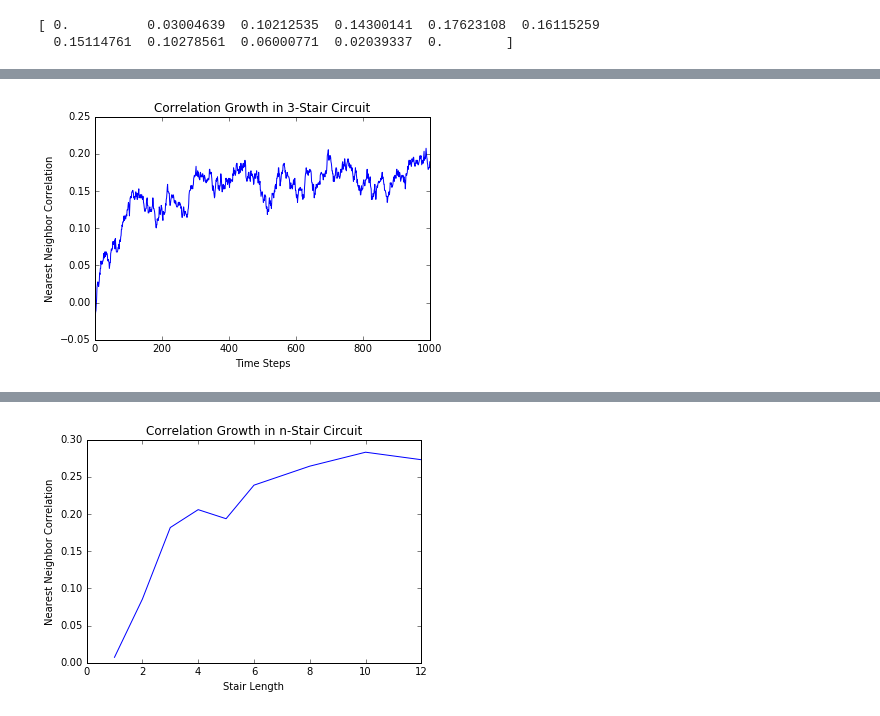
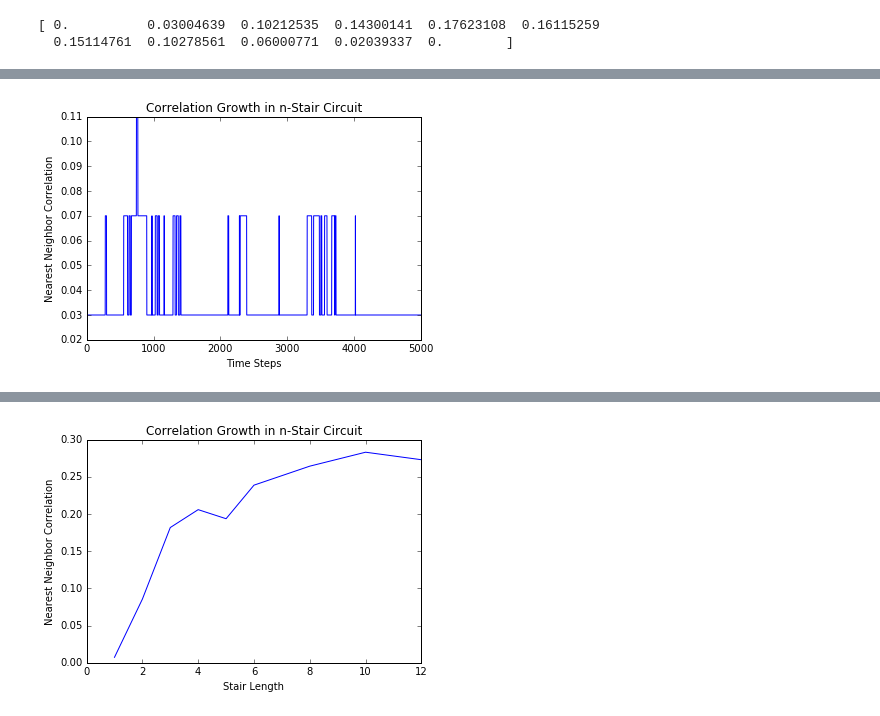
Before and after one commit to cnstahl/Asymmetric, a Jupyter notebook: python/Correlation.ipynb, the cells around one changed output, grey strips where cells are left out. Saved outputs shown, nothing was run; the diff lists cells and outputs as text; code cells hidden in the pictures.

```diff
--- a/python/Correlation.ipynb
+++ b/python/Correlation.ipynb
@@ -178,27 +184,46 @@ plt.show()
+# %%
+N = 101
+Steps = 5000
+n = 3
+trials = 1
+slopes = np.array([])
+ts = np.arange(Steps+1)
+allcorrels = np.zeros((trials, Steps+1))
+slope = .9
+
+for m in range(trials):
+    S = reset_S(N, slope)
+    allcorrels[m,0] = get_correlator(S) - slope**2
+    for i in range(Steps):
+        S = stair_update_S(S, n)
+        allcorrels[m,i+1] = get_correlator(S) - slope**2
+# %%
+avgcorrels = np.mean(allcorrels, axis=0)
+std = np.std(allcorrels, axis=0)
+plt.plot(ts, avgcorrels)
+# plt.plot(ts, avgcorrels+std, '--')
+# plt.plot(ts, avgcorrels-std, '--')
+# plt.plot(ts, allcorrels1.min(axis=0), label="Minimum")
+# plt.plot(ts, allcorrels1.max(axis=0), label="Maximum")
+plt.title("Correlation Growth in n-Stair Circuit")
+plt.xlabel("Time Steps")
+plt.ylabel("Nearest Neighbor Correlation")
+# plt.savefig("../figures/correlations/3corrgrowth.pdf")
+plt.show()
+# %% [output]
+[figure, added]
 # %%
 N = 100
 Steps = 1000
-n = 3
-trials = 20
+n = 10
+trials = 40
 slopes = np.array([])
 ts = np.arange(Steps+1)
-totcorrels = np.zeros(Steps+1)
+allcorrels10 = np.zeros((trials, Steps+1))
 
 for m in range(trials):
     S = reset_S(N, 0)
-    correls = np.array([get_correlation(S)])
+    allcorrels10[m,0] = get_correlator(S) - 0**2
     for i in range(Steps):
         S = stair_update_S(S, n)
-        correls = np.append(correls, get_correlation(S))
-
-    totcorrels += correls
-
-totcorrels /= trials
-plt.plot(ts, totcorrels)
-plt.title("Correlation Growth in 3-Stair Circuit")
-plt.xlabel("Time Steps")
-plt.ylabel("Nearest Neighbor Correlation")
-plt.savefig("../figures/correlations/corrgrowth3.pdf")
-plt.show()
+        allcorrels10[m,i+1] = get_correlator(S) - 0**2
-# %% [output]
-[figure, removed]
```
Also changed, not shown: parts of 8 cells of this notebook, 7 other files.
